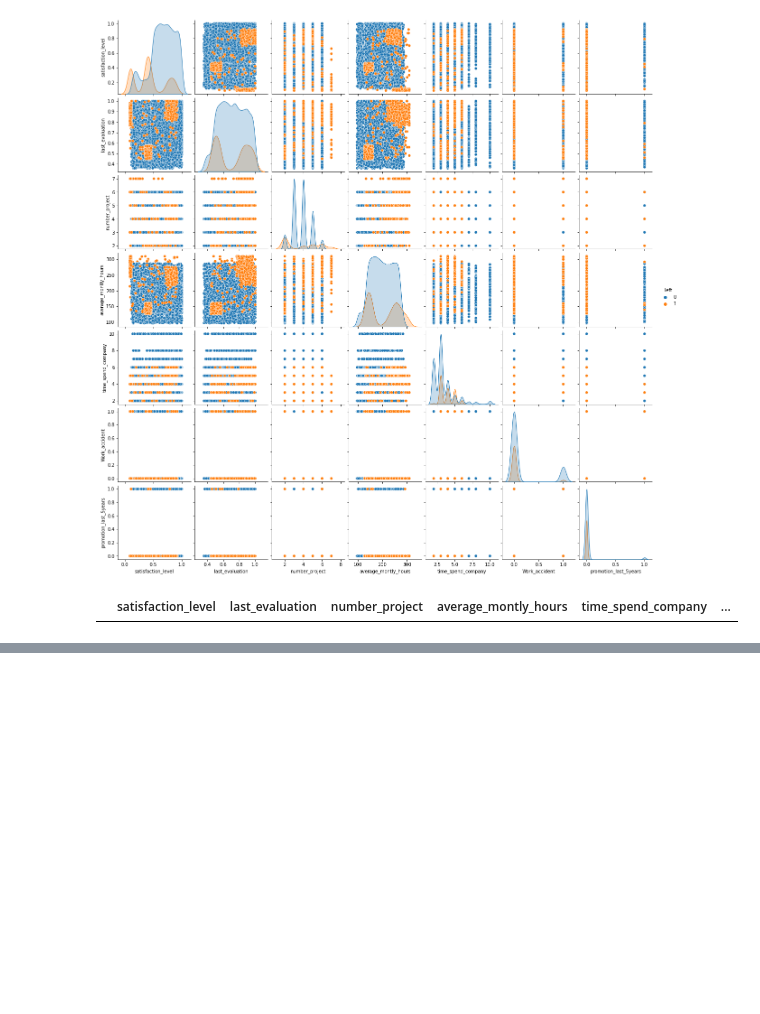
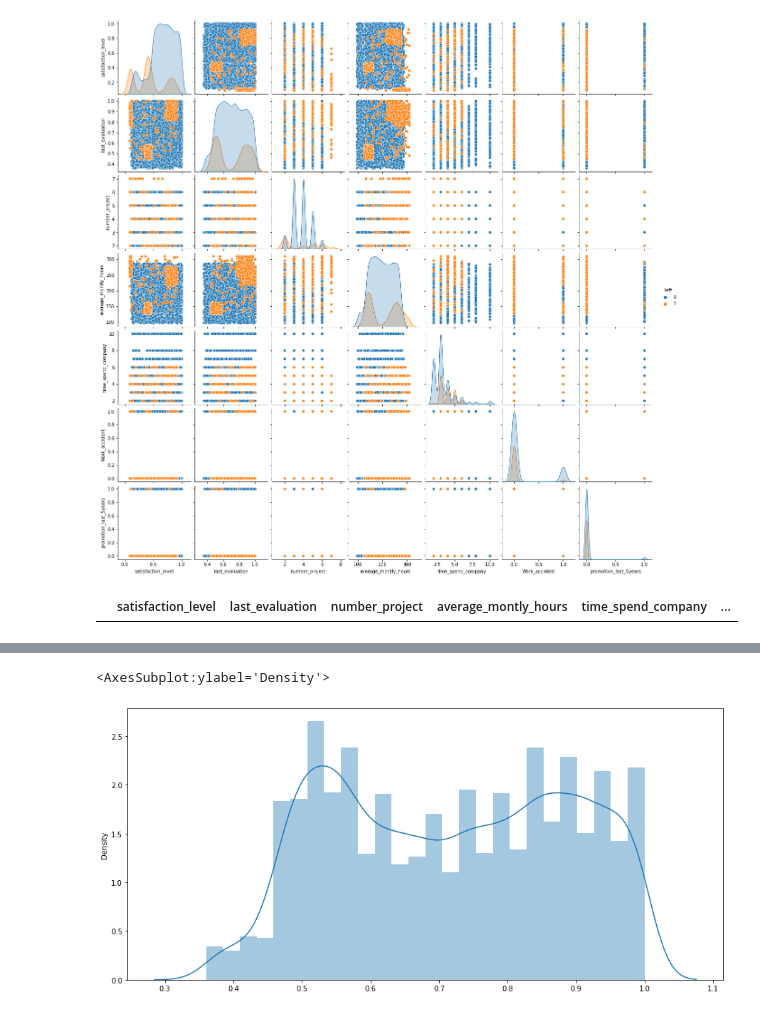
Before and after one commit to JosephMutua/Employees_retention_model, a Jupyter notebook: EDA.ipynb, the cells around one changed output, grey strips where cells are left out. Cells and saved outputs as stored; diff of their text form; code cells hidden in the pictures; blank space fills up the shorter version.

```diff
--- a/EDA.ipynb
+++ b/EDA.ipynb
@@ -266,0 +309,5 @@ df[df['Department'].isnull()]
+# %%
+sns.distplot(last_evaluation)
+# %% [output]
+<AxesSubplot:ylabel='Density'>
+[figure, added]
```
Also changed, not shown: parts of 16 cells of this notebook.
